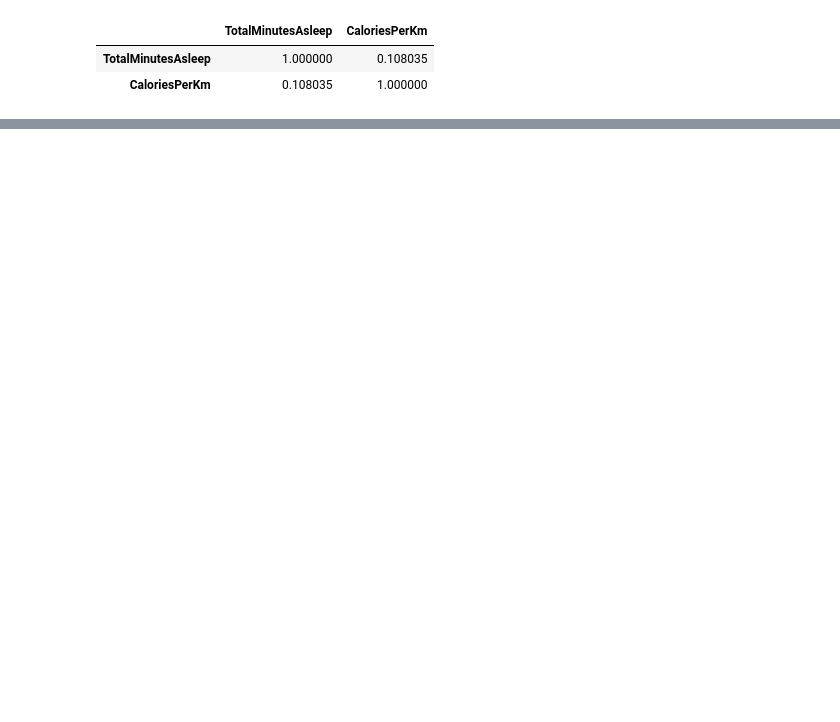
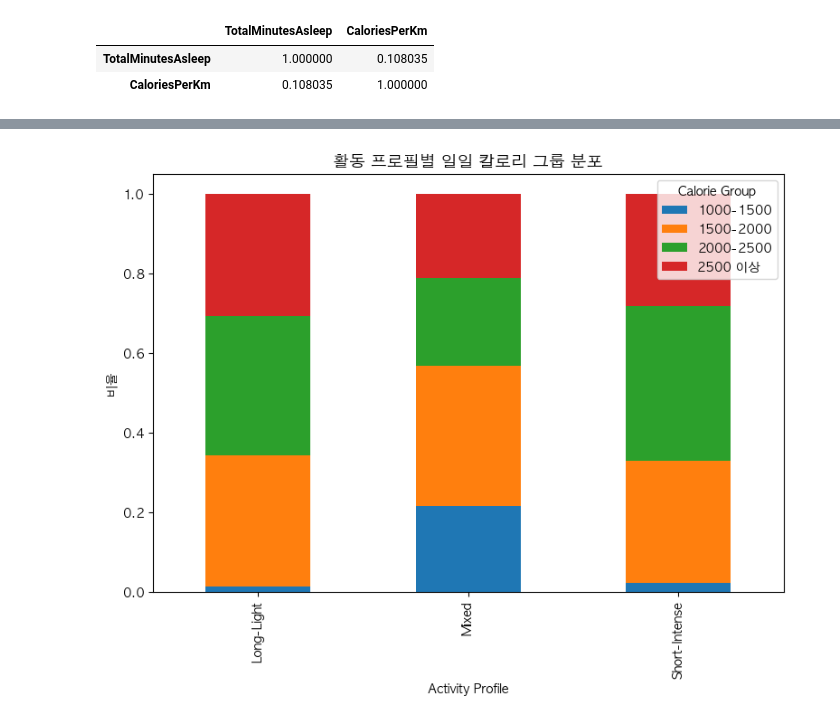
Before and after one commit to jeesy95-creator/sparta_15, a Jupyter notebook: notebooks/Soyun.ipynb, the cells around one changed output, grey strips where cells are left out. Cells and saved outputs as stored; diff of their text form; code cells hidden in the pictures; blank space fills up the shorter version.

```diff
--- a/notebooks/Soyun.ipynb
+++ b/notebooks/Soyun.ipynb
@@ -1543,0 +1526,19 @@ pivot_profile_cal
+# %%
+pivot_table = profile_cal_group.pivot(index='activity_profile',
+                                      columns='CalorieGroup',
+                                      values='Ratio')
+
+pivot_table.plot(
+    kind='bar',
+    stacked=True,
+    figsize=(9,6)
+)
+
+plt.title('활동 프로필별 일일 칼로리 그룹 분포', fontsize=13)
+plt.xlabel('Activity Profile')
+plt.ylabel('비율')
+
+plt.legend(title='Calorie Group')
+plt.show()
+# %% [output]
+[figure, added]
```
Also changed, not shown: parts of 13 cells of this notebook, 1 other file.
